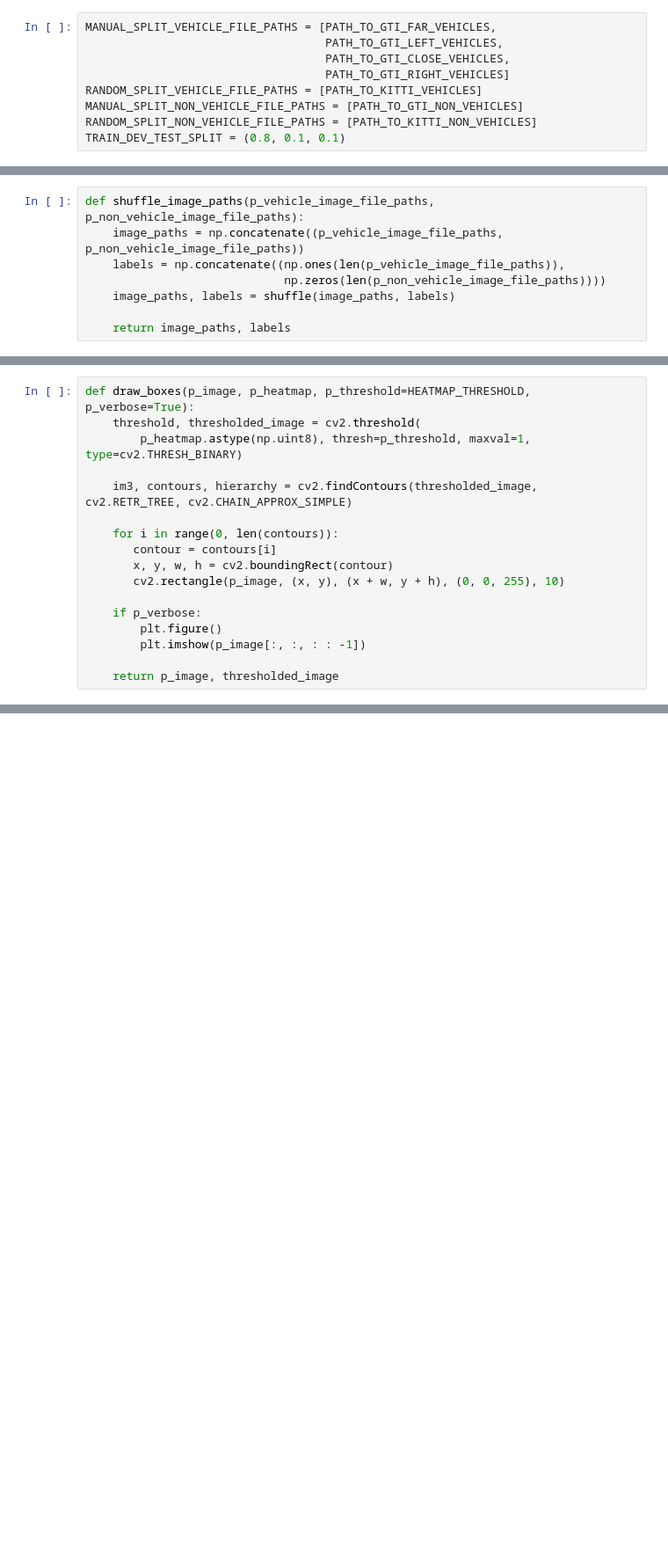
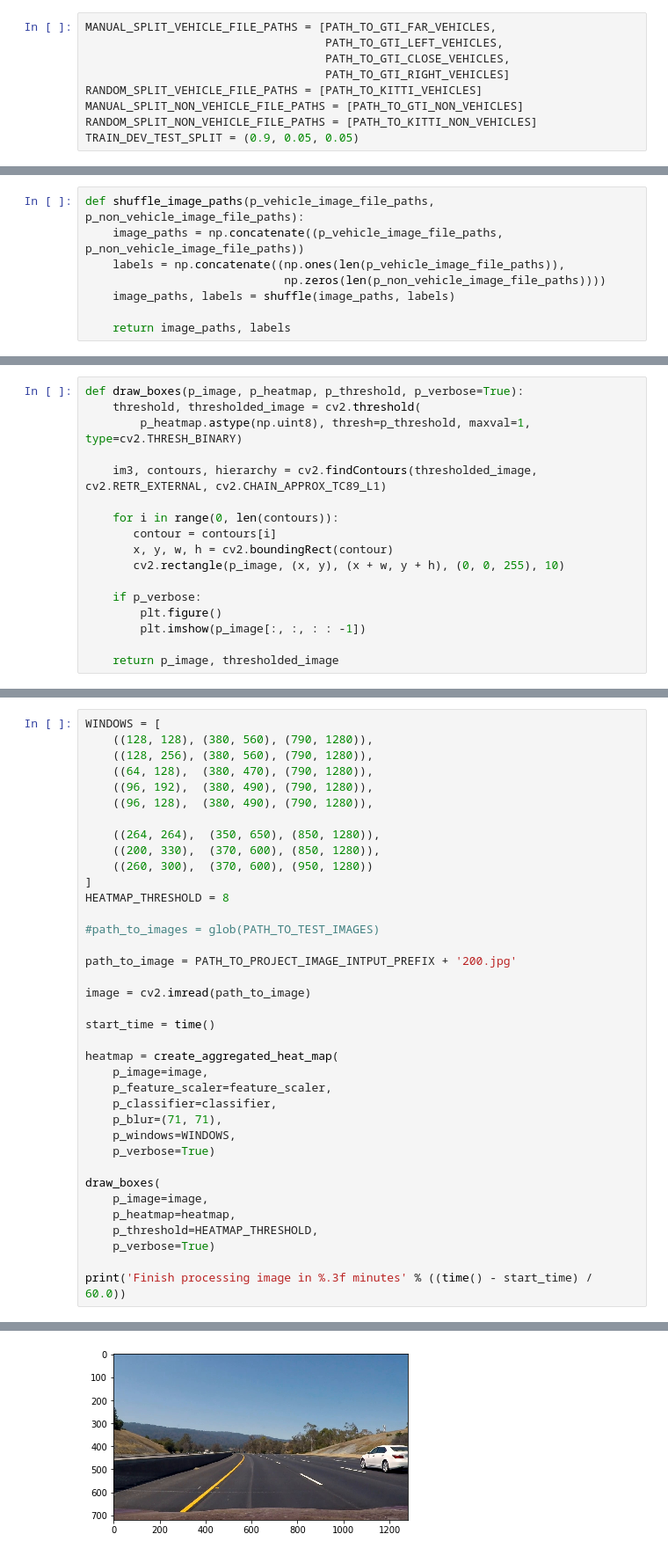
Before and after one commit to TriGNguyen/CarND-Vehicle-Detection, a Jupyter notebook: Pipeline.ipynb, the cells around one changed output, grey strips where cells are left out. Shown: that part at 88% size. Saved outputs shown, nothing was run; the diff lists cells and outputs as text; blank space fills up the shorter version.

```diff
--- a/Pipeline.ipynb
+++ b/Pipeline.ipynb
@@ -68,7 +67,7 @@ MANUAL_SPLIT_VEHICLE_FILE_PATHS = [PATH_TO_GTI_FAR_VEHICLES,
 RANDOM_SPLIT_VEHICLE_FILE_PATHS = [PATH_TO_KITTI_VEHICLES]
 MANUAL_SPLIT_NON_VEHICLE_FILE_PATHS = [PATH_TO_GTI_NON_VEHICLES]
 RANDOM_SPLIT_NON_VEHICLE_FILE_PATHS = [PATH_TO_KITTI_NON_VEHICLES]
-TRAIN_DEV_TEST_SPLIT = (0.8, 0.1, 0.1)
+TRAIN_DEV_TEST_SPLIT = (0.9, 0.05, 0.05)
 # %%
 def load_data(p_manual_split_file_paths, p_random_split_file_paths):
     output_train = []
@@ -378,11 +473,11 @@ def create_aggregated_heat_map(
 
     return heatmaps
 # %%
-def draw_boxes(p_image, p_heatmap, p_threshold=HEATMAP_THRESHOLD, p_verbose=True):
+def draw_boxes(p_image, p_heatmap, p_threshold, p_verbose=True):
     threshold, thresholded_image = cv2.threshold(
         p_heatmap.astype(np.uint8), thresh=p_threshold, maxval=1, type=cv2.THRESH_BINARY)
 
-    im3, contours, hierarchy = cv2.findContours(thresholded_image, cv2.RETR_TREE, cv2.CHAIN_APPROX_SIMPLE)
+    im3, contours, hierarchy = cv2.findContours(thresholded_image, cv2.RETR_EXTERNAL, cv2.CHAIN_APPROX_TC89_L1)
 
     for i in range(0, len(contours)):
        contour = contours[i]
@@ -485,0 +492,38 @@ def process_video(
+# %%
+WINDOWS = [
+    ((128, 128), (380, 560), (790, 1280)),
+    ((128, 256), (380, 560), (790, 1280)),
+    ((64, 128),  (380, 470), (790, 1280)),
+    ((96, 192),  (380, 490), (790, 1280)),
+    ((96, 128),  (380, 490), (790, 1280)),
+
+    ((264, 264),  (350, 650), (850, 1280)),
+    ((200, 330),  (370, 600), (850, 1280)),
+    ((260, 300),  (370, 600), (950, 1280))
+]
+HEATMAP_THRESHOLD = 8
+
+#path_to_images = glob(PATH_TO_TEST_IMAGES)
+
+path_to_image = PATH_TO_PROJECT_IMAGE_INTPUT_PREFIX + '200.jpg'
+
+image = cv2.imread(path_to_image)
+
+start_time = time()
+
+heatmap = create_aggregated_heat_map(
+    p_image=image,
+    p_feature_scaler=feature_scaler,
+    p_classifier=classifier,
+    p_blur=(71, 71),
+    p_windows=WINDOWS,
+    p_verbose=True)
+
+draw_boxes(
+    p_image=image,
+    p_heatmap=heatmap,
+    p_threshold=HEATMAP_THRESHOLD,
+    p_verbose=True)
+
+print('Finish processing image in %.3f minutes' % ((time() - start_time) / 60.0))
+# %% [output]
@@ -485,0 +531 @@ def process_video(
+[figure, added]
```
Also changed, not shown: parts of 31 cells of this notebook, 1 other file.
